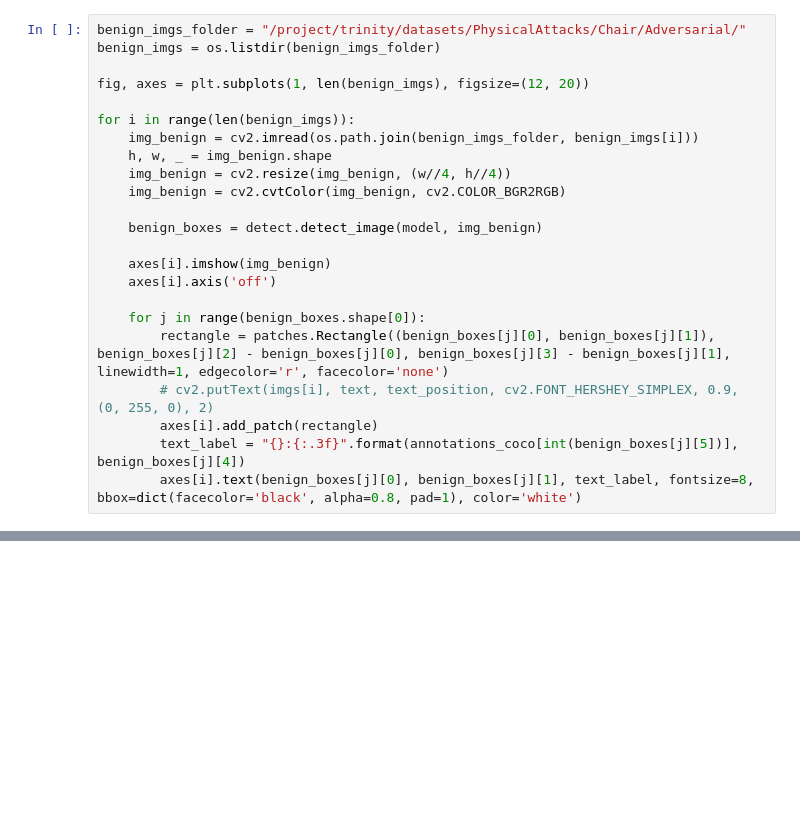
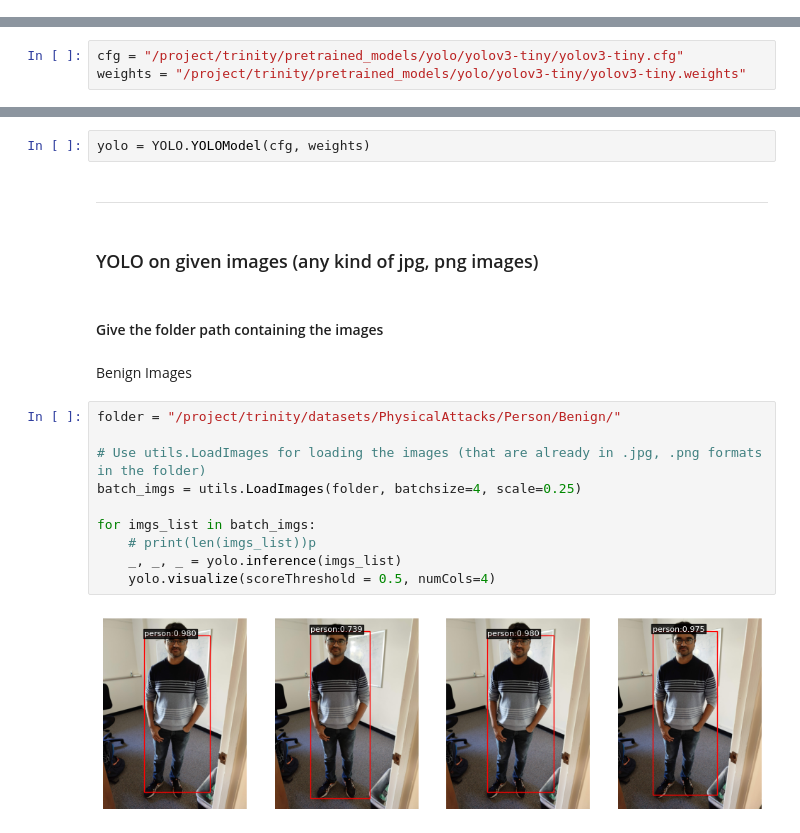
Before and after one commit to SRI-CSL/Trinity, a Jupyter notebook: patchAttacks/yolov3_inference.ipynb, the cells around one changed output, grey strips where cells are left out. Drawn from its saved outputs; the diff is of its cells as text; blank space fills up the shorter version.

Commit message:
FRCNN and YOLO inferences using the inference module

```diff
--- a/patchAttacks/yolov3_inference.ipynb
+++ b/patchAttacks/yolov3_inference.ipynb
@@ -103,23 +14,0 @@ for i in range(len(benign_imgs)):
-# %%
-benign_imgs_folder = "/project/trinity/datasets/PhysicalAttacks/Chair/Adversarial/"
-benign_imgs = os.listdir(benign_imgs_folder)
-
-fig, axes = plt.subplots(1, len(benign_imgs), figsize=(12, 20))
-
-for i in range(len(benign_imgs)):
-    img_benign = cv2.imread(os.path.join(benign_imgs_folder, benign_imgs[i]))
-    h, w, _ = img_benign.shape
-    img_benign = cv2.resize(img_benign, (w//4, h//4))
-    img_benign = cv2.cvtColor(img_benign, cv2.COLOR_BGR2RGB)
-
-    benign_boxes = detect.detect_image(model, img_benign)
-
-    axes[i].imshow(img_benign)
-    axes[i].axis('off')
-
-    for j in range(benign_boxes.shape[0]):
-        rectangle = patches.Rectangle((benign_boxes[j][0], benign_boxes[j][1]), benign_boxes[j][2] - benign_boxes[j][0], benign_boxes[j][3] - benign_boxes[j][1], linewidth=1, edgecolor='r', facecolor='none')
-        # cv2.putText(imgs[i], text, text_position, cv2.FONT_HERSHEY_SIMPLEX, 0.9, (0, 255, 0), 2)
-        axes[i].add_patch(rectangle)
-        text_label = "{}:{:.3f}".format(annotations_coco[int(benign_boxes[j][5])], benign_boxes[j][4])
-        axes[i].text(benign_boxes[j][0], benign_boxes[j][1], text_label, fontsize=8, bbox=dict(facecolor='black', alpha=0.8, pad=1), color='white')
@@ -127,0 +17,3 @@ for i in range(len(benign_imgs)):
+# %%
+cfg = "/project/trinity/pretrained_models/yolo/yolov3-tiny/yolov3-tiny.cfg"
+weights = "/project/trinity/pretrained_models/yolo/yolov3-tiny/yolov3-tiny.weights"
@@ -127,0 +22,22 @@ for i in range(len(benign_imgs)):
+# %%
+yolo = YOLO.YOLOModel(cfg, weights)
+# %% [markdown]
+----------------------------------------------------------------------
+# %% [markdown]
+### YOLO on given images (any kind of jpg, png images)
+# %% [markdown]
+#### Give the folder path containing the images
+# %% [markdown]
+Benign Images
+# %%
+folder = "/project/trinity/datasets/PhysicalAttacks/Person/Benign/"
+
+# Use utils.LoadImages for loading the images (that are already in .jpg, .png formats in the folder)
+batch_imgs = utils.LoadImages(folder, batchsize=4, scale=0.25)
+
+for imgs_list in batch_imgs:
+    # print(len(imgs_list))p
+    _, _, _ = yolo.inference(imgs_list)
+    yolo.visualize(scoreThreshold = 0.5, numCols=4)
+# %% [output]
+[figure, added]
```
Also changed, not shown: parts of 14 cells of this notebook.
